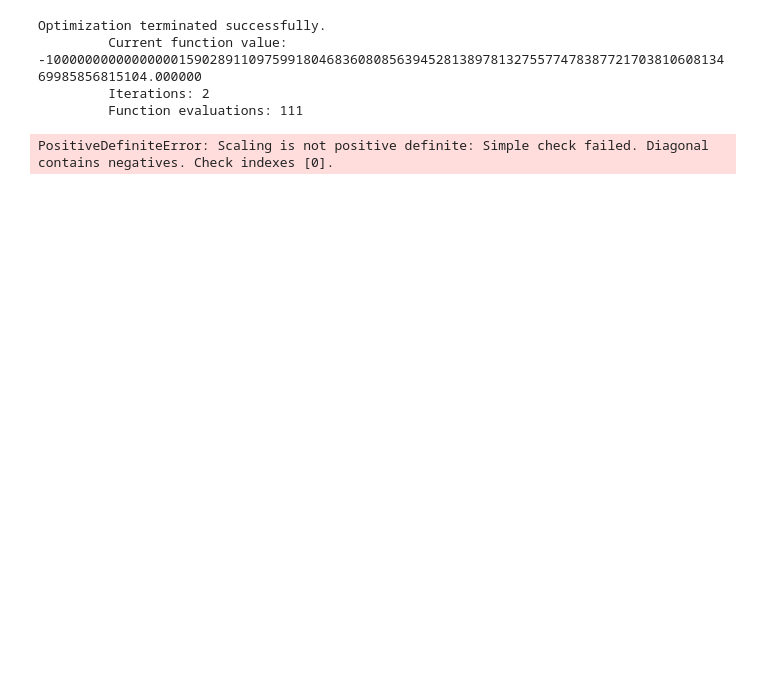
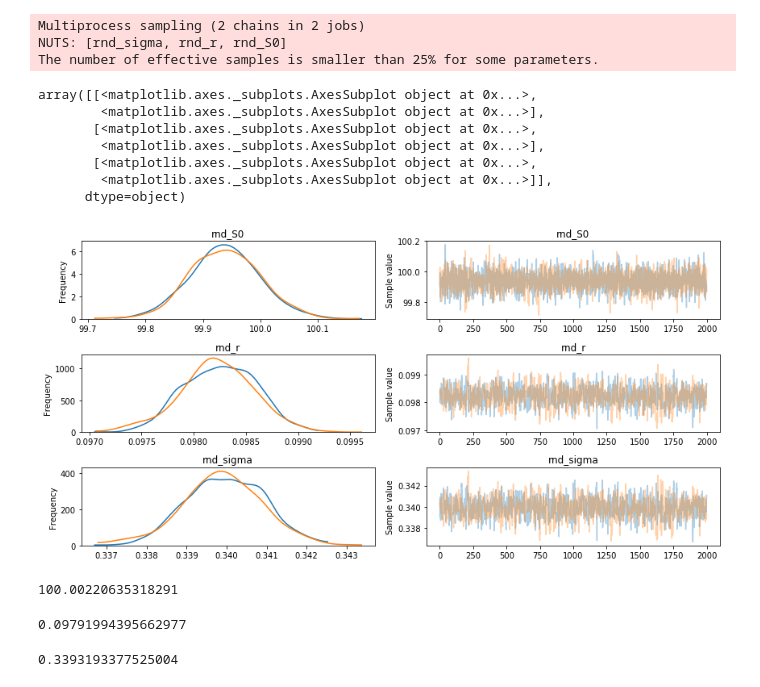
Before and after one commit to stephenhky/IPythonNotebooks, a Jupyter notebook: QuantitativeFinance/StockPrice.ipynb, the cells around one changed output. Drawn from its saved outputs; the diff is of its cells as text; code cells hidden in the pictures; blank space fills up the shorter version.

```diff
--- a/QuantitativeFinance/StockPrice.ipynb
+++ b/QuantitativeFinance/StockPrice.ipynb
@@ -46,8 +46,8 @@ stockprice_model = Model()
 
 with stockprice_model:
     rnd_S0 = Normal('rnd_S0', mu=100, sd=10)
-    rnd_r = HalfNormal('rnd_r', sd=2)
-    rnd_sigma = HalfNormal('rnd_sigma', sd=2)
+    rnd_r = HalfNormal('rnd_r', sd=0.02)
+    rnd_sigma = HalfNormal('rnd_sigma', sd=0.002)
 
     # formula
     mu_observed_S = stockprice(rnd_S0, rnd_r, rnd_sigma, tarray, 0)
@@ -56,15 +56,38 @@ with stockprice_model:
     observed_S = Normal('observed_S', mu=mu_observed_S, sd=rnd_sigma, observed=sarray)
 # %%
 from pymc3 import NUTS, sample, find_MAP
-from scipy.optimize import fmin_powell
+from scipy.optimize import fmin_l_bfgs_b
 
 with stockprice_model:
-    start = find_MAP(fmin=fmin_powell)
+    start = find_MAP(fmin=fmin_l_bfgs_b)
     step = NUTS(scaling=start)
     trace = sample(2000, step, start=start)
 # %% [output]
-Optimization terminated successfully.
-         Current function value: -10000000000000000159028911097599180468360808563945281389781327557747838772170381060813469985856815104.000000
-         Iterations: 2
-         Function evaluations: 111
+Multiprocess sampling (2 chains in 2 jobs)
+NUTS: [rnd_sigma, rnd_r, rnd_S0]
+The number of effective samples is smaller than 25% for some parameters.
-PositiveDefiniteError: Scaling is not positive definite: Simple check failed. Diagonal contains negatives. Check indexes [0].
+# %%
+from pymc3 import traceplot
+
+traceplot(trace, [rnd_S0, rnd_r, rnd_sigma])
+# %% [output]
+array([[<matplotlib.axes._subplots.AxesSubplot object at 0x...>,
+        <matplotlib.axes._subplots.AxesSubplot object at 0x...>],
+       [<matplotlib.axes._subplots.AxesSubplot object at 0x...>,
+        <matplotlib.axes._subplots.AxesSubplot object at 0x...>],
+       [<matplotlib.axes._subplots.AxesSubplot object at 0x...>,
+        <matplotlib.axes._subplots.AxesSubplot object at 0x...>]],
+      dtype=object)
+[figure, added]
+# %%
+trace[rnd_S0][-1]
+# %% [output]
+100.00220635318291
+# %%
+trace[rnd_r][-1]
+# %% [output]
+0.09791994395662977
+# %%
+trace[rnd_sigma][-1]
+# %% [output]
+0.3393193377525004
```
Also changed, not shown: parts of 2 cells of this notebook.
